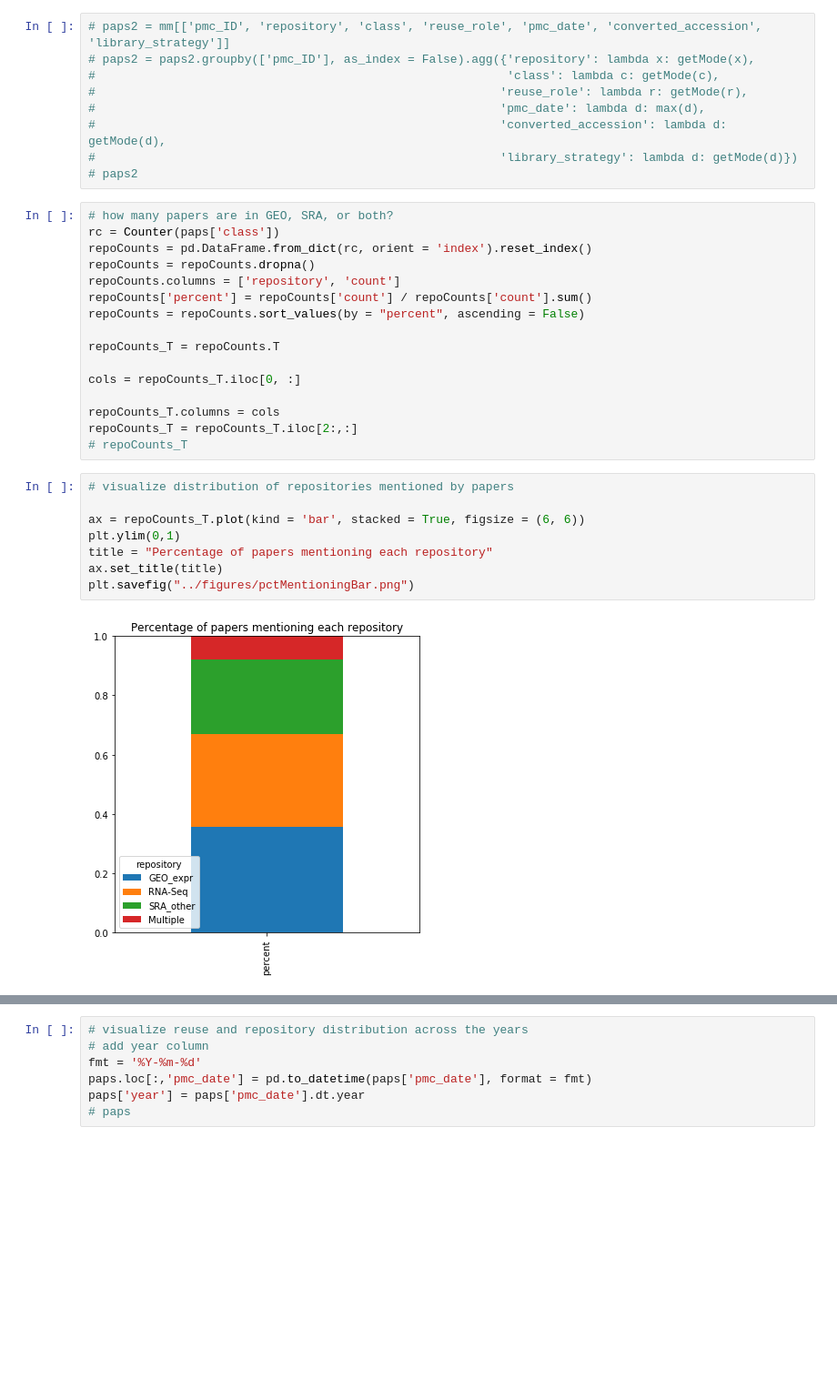
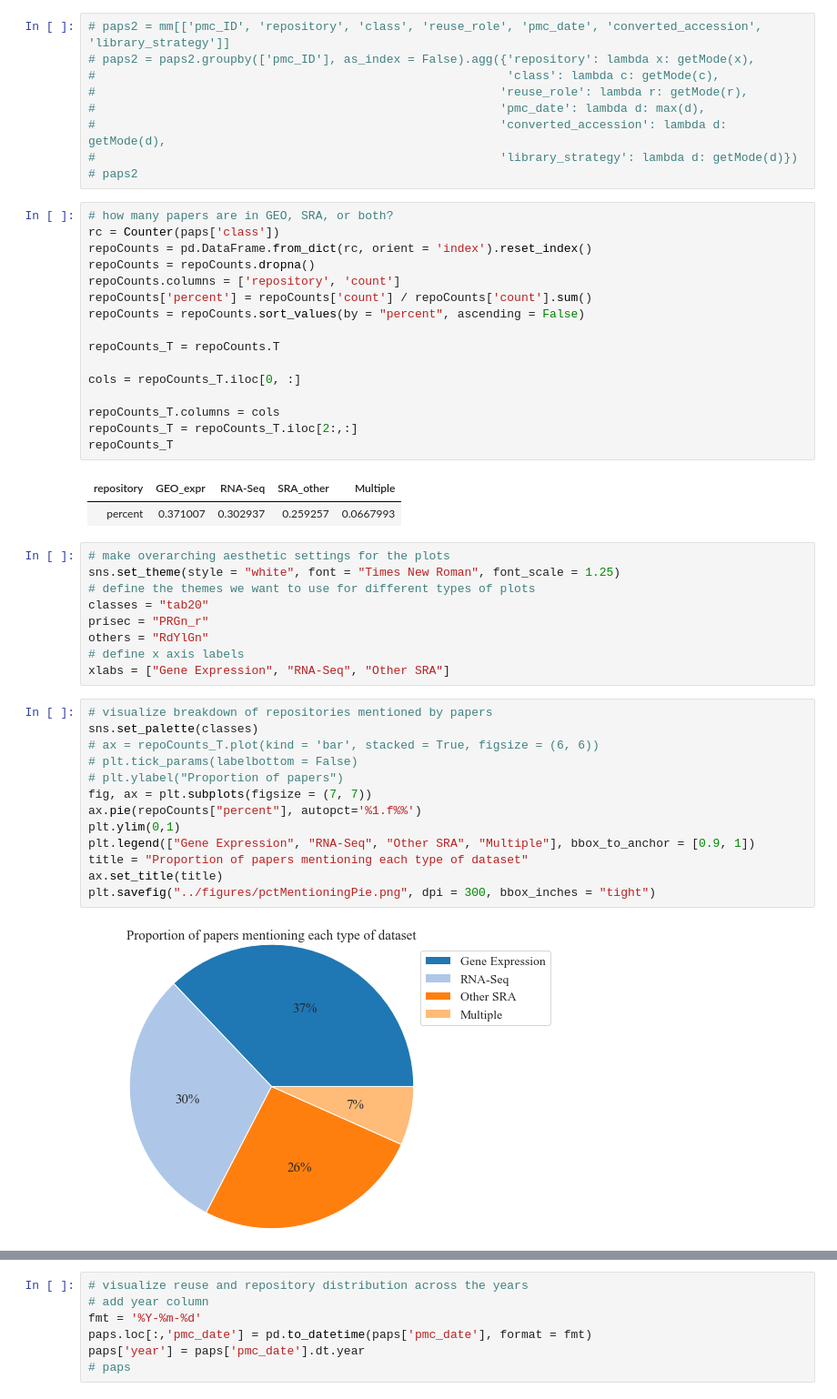
Before and after one commit to smangul1/data_reusability, a Jupyter notebook: jupyter_notebooks/visualize_data.ipynb, the cells around one changed output, grey strips where cells are left out. Shown: that part at 91% size. Drawn from its saved outputs; the diff is of its cells as text; blank space fills up the shorter version.

```diff
--- a/jupyter_notebooks/visualize_data.ipynb
+++ b/jupyter_notebooks/visualize_data.ipynb
@@ -70,17 +70,34 @@ cols = repoCounts_T.iloc[0, :]
 
 repoCounts_T.columns = cols
 repoCounts_T = repoCounts_T.iloc[2:,:]
-# repoCounts_T
+repoCounts_T
+# %% [output]
+| repository | GEO_expr | RNA-Seq | SRA_other | Multiple |
+| percent | 0.371007 | 0.302937 | 0.259257 | 0.0667993 |
+# %%
+# make overarching aesthetic settings for the plots
+sns.set_theme(style = "white", font = "Times New Roman", font_scale = 1.25)
+# define the themes we want to use for different types of plots
+classes = "tab20"
+prisec = "PRGn_r"
+others = "RdYlGn"
+# define x axis labels
+xlabs = ["Gene Expression", "RNA-Seq", "Other SRA"]
 # %%
-# visualize distribution of repositories mentioned by papers
-
-ax = repoCounts_T.plot(kind = 'bar', stacked = True, figsize = (6, 6))
+# visualize breakdown of repositories mentioned by papers
+sns.set_palette(classes)
+# ax = repoCounts_T.plot(kind = 'bar', stacked = True, figsize = (6, 6))
+# plt.tick_params(labelbottom = False)
+# plt.ylabel("Proportion of papers")
+fig, ax = plt.subplots(figsize = (7, 7))
+ax.pie(repoCounts["percent"], autopct='%1.f%%')
 plt.ylim(0,1)
-title = "Percentage of papers mentioning each repository"
+plt.legend(["Gene Expression", "RNA-Seq", "Other SRA", "Multiple"], bbox_to_anchor = [0.9, 1])
+title = "Proportion of papers mentioning each type of dataset"
 ax.set_title(title)
-plt.savefig("../figures/pctMentioningBar.png")
+plt.savefig("../figures/pctMentioningPie.png", dpi = 300, bbox_inches = "tight")
 # %% [output]
-[figure, old version]
+[figure, new version]
 # %%
 # how many papers reuse, generate, or both?
 rc = {'class':['generating', 'reusing', 'both']}
```
Also changed, not shown: parts of 29 cells of this notebook, 42 other files.
